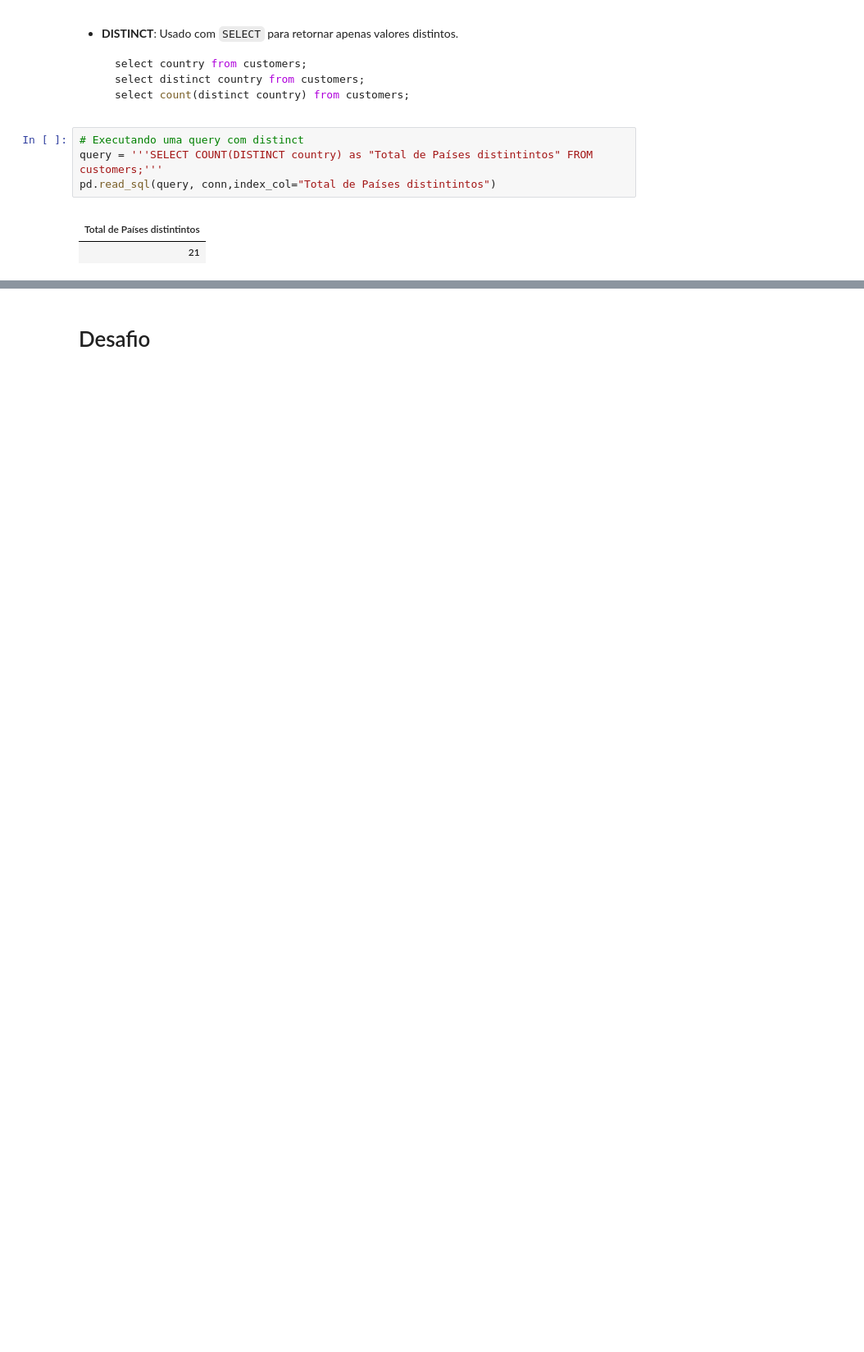
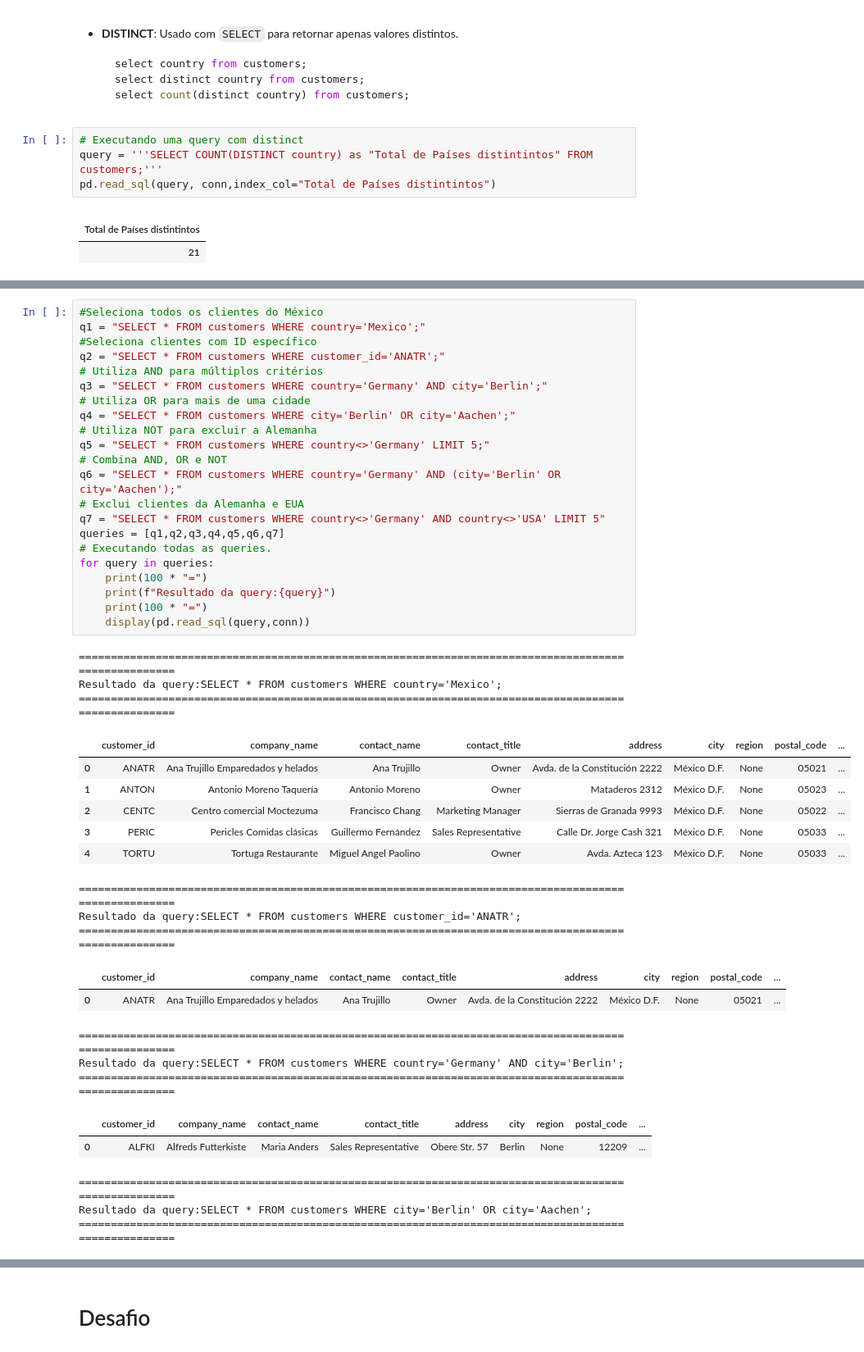
Before and after one commit to Jcnok/bootcamp-jornada-de-dados_2024, a Jupyter notebook: bootcamp-SQL-e-analytics/aula_2/notebook/aula_02.ipynb, the cells around one changed output, grey strips where cells are left out. Shown: that part at 82% size. Drawn from its saved outputs; the diff is of its cells as text; blank space fills up the shorter version.

```diff
--- a/bootcamp-SQL-e-analytics/aula_2/notebook/aula_02.ipynb
+++ b/bootcamp-SQL-e-analytics/aula_2/notebook/aula_02.ipynb
@@ -524,0 +215,45 @@ GROUP BY order_id;
+# %%
+#Seleciona todos os clientes do México
+q1 = "SELECT * FROM customers WHERE country='Mexico';"
+#Seleciona clientes com ID específico
+q2 = "SELECT * FROM customers WHERE customer_id='ANATR';"
+# Utiliza AND para múltiplos critérios
+q3 = "SELECT * FROM customers WHERE country='Germany' AND city='Berlin';"
+# Utiliza OR para mais de uma cidade
+q4 = "SELECT * FROM customers WHERE city='Berlin' OR city='Aachen';"
+# Utiliza NOT para excluir a Alemanha
+q5 = "SELECT * FROM customers WHERE country<>'Germany' LIMIT 5;"
+# Combina AND, OR e NOT
+q6 = "SELECT * FROM customers WHERE country='Germany' AND (city='Berlin' OR city='Aachen');"
+# Exclui clientes da Alemanha e EUA
+q7 = "SELECT * FROM customers WHERE country<>'Germany' AND country<>'USA' LIMIT 5"
+queries = [q1,q2,q3,q4,q5,q6,q7]
+# Executando todas as queries.
+for query in queries:
+    print(100 * "=")
+    print(f"Resultado da query:{query}")
+    print(100 * "=")
+    display(pd.read_sql(query,conn))
+# %% [output]
+====================================================================================================
+Resultado da query:SELECT * FROM customers WHERE country='Mexico';
+====================================================================================================
+|  | customer_id | company_name | contact_name | contact_title | address | city | region | postal_code | ... |
+| 0 | ANATR | Ana Trujillo Emparedados y helados | Ana Trujillo | Owner | Avda. de la Constitución 2222 | México D.F. | None | 05021 | ... |
+| 1 | ANTON | Antonio Moreno Taquería | Antonio Moreno | Owner | Mataderos 2312 | México D.F. | None | 05023 | ... |
+| 2 | CENTC | Centro comercial Moctezuma | Francisco Chang | Marketing Manager | Sierras de Granada 9993 | México D.F. | None | 05022 | ... |
+| 3 | PERIC | Pericles Comidas clásicas | Guillermo Fernández | Sales Representative | Calle Dr. Jorge Cash 321 | México D.F. | None | 05033 | ... |
+| 4 | TORTU | Tortuga Restaurante | Miguel Angel Paolino | Owner | Avda. Azteca 123 | México D.F. | None | 05033 | ... |
+====================================================================================================
+Resultado da query:SELECT * FROM customers WHERE customer_id='ANATR';
+====================================================================================================
+|  | customer_id | company_name | contact_name | contact_title | address | city | region | postal_code | ... |
+| 0 | ANATR | Ana Trujillo Emparedados y helados | Ana Trujillo | Owner | Avda. de la Constitución 2222 | México D.F. | None | 05021 | ... |
+====================================================================================================
+Resultado da query:SELECT * FROM customers WHERE country='Germany' AND city='Berlin';
+====================================================================================================
+|  | customer_id | company_name | contact_name | contact_title | address | city | region | postal_code | ... |
+| 0 | ALFKI | Alfreds Futterkiste | Maria Anders | Sales Representative | Obere Str. 57 | Berlin | None | 12209 | ... |
+====================================================================================================
+Resultado da query:SELECT * FROM customers WHERE city='Berlin' OR city='Aachen';
+====================================================================================================
```
Also changed, not shown: parts of 51 cells of this notebook.
